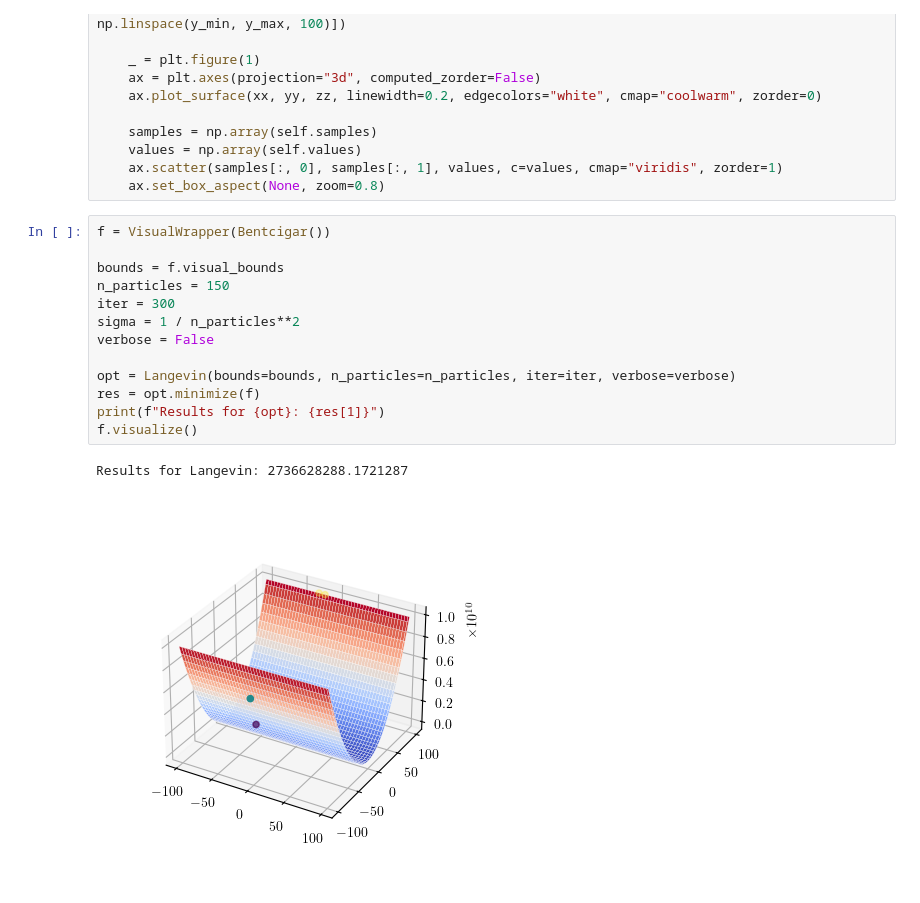
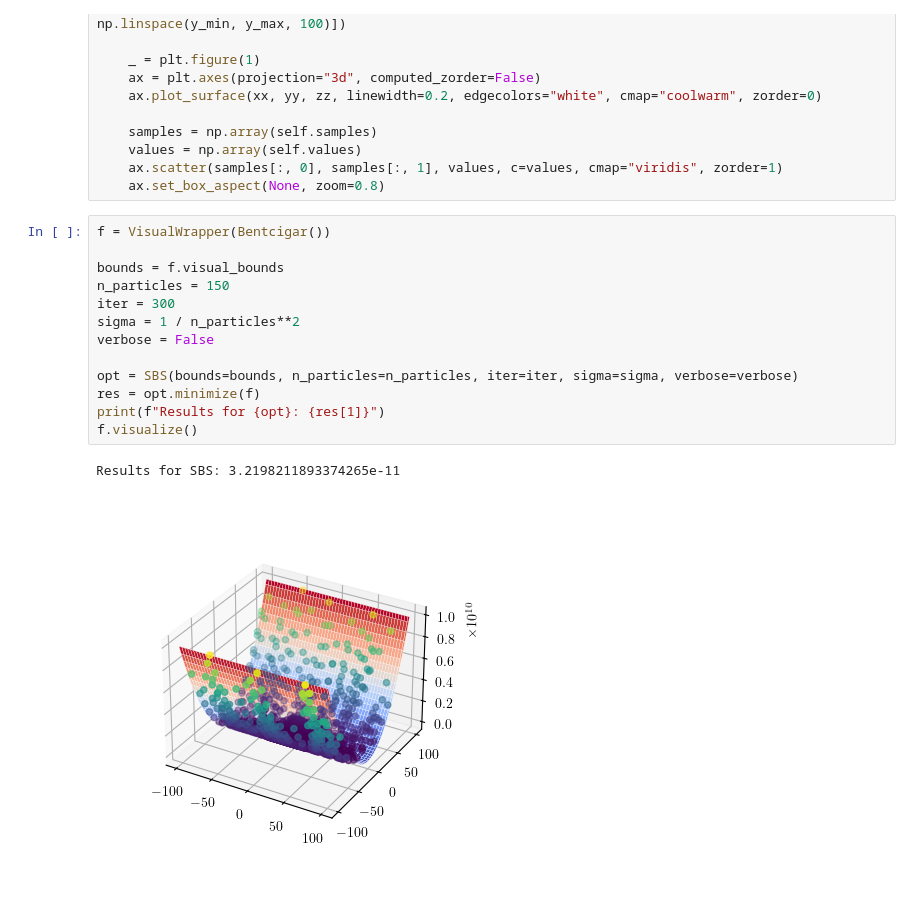
Before and after one commit to gaetanserre/GOB, a Jupyter notebook: visual_exp.ipynb, the cells around one changed output. Saved outputs shown, nothing was run; the diff lists cells and outputs as text.

```diff
--- a/visual_exp.ipynb
+++ b/visual_exp.ipynb
@@ -39,16 +39,16 @@ class VisualWrapper:
 # %%
 f = VisualWrapper(Bentcigar())
 
 bounds = f.visual_bounds
 n_particles = 150
 iter = 300
 sigma = 1 / n_particles**2
 verbose = False
 
-opt = Langevin(bounds=bounds, n_particles=n_particles, iter=iter, verbose=verbose)
+opt = SBS(bounds=bounds, n_particles=n_particles, iter=iter, sigma=sigma, verbose=verbose)
 res = opt.minimize(f)
 print(f"Results for {opt}: {res[1]}")
 f.visualize()
 # %% [output]
-Results for Langevin: 2736628288.1721287
+Results for SBS: 3.2198211893374265e-11
-[figure, old version]
+[figure, new version]
```
Also changed, not shown: 18 other files.
